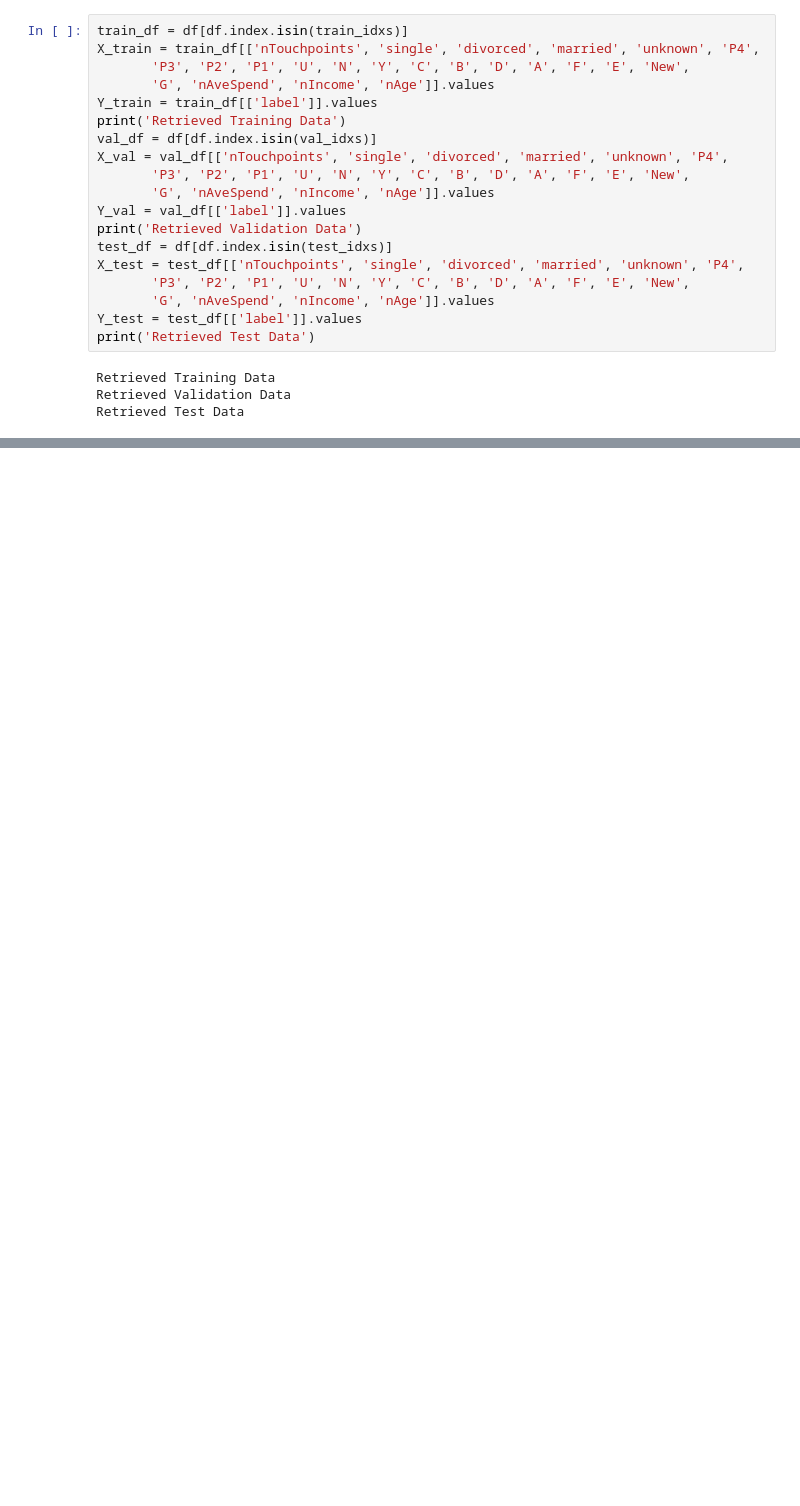
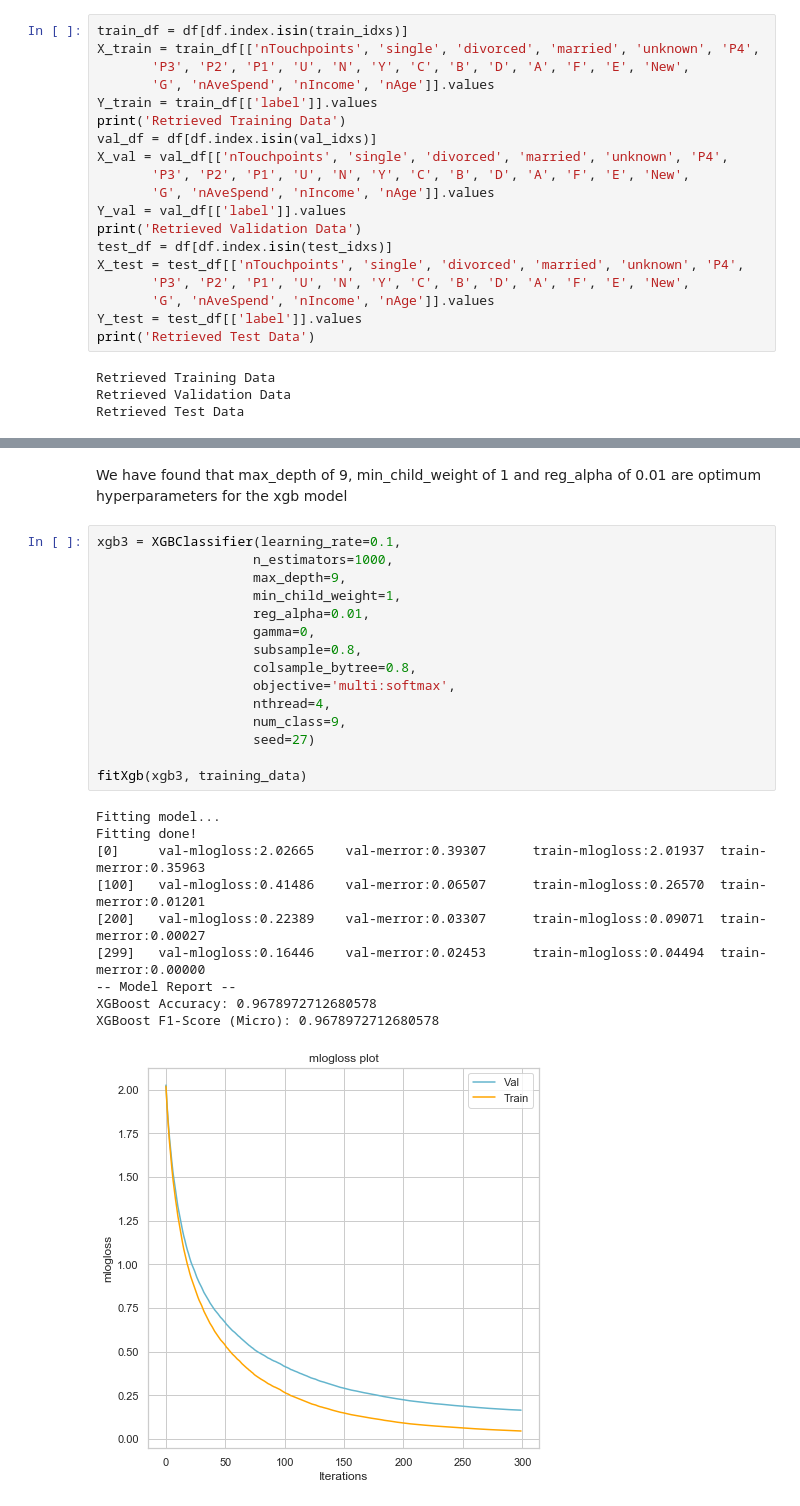
Before and after one commit to ernestng11/touchpoint-prediction, a Jupyter notebook: model-building.ipynb, the cells around one changed output, grey strips where cells are left out. Saved outputs shown, nothing was run; the diff lists cells and outputs as text; blank space fills up the shorter version.

```diff
--- a/model-building.ipynb
+++ b/model-building.ipynb
@@ -408,0 +501,28 @@ plot_compare(metrics,store,epochs)
+# %% [markdown]
+We have found that max_depth of 9, min_child_weight of 1 and reg_alpha of 0.01 are optimum hyperparameters for the xgb model
+# %%
+xgb3 = XGBClassifier(learning_rate=0.1,
+                    n_estimators=1000,
+                    max_depth=9,
+                    min_child_weight=1,
+                    reg_alpha=0.01,
+                    gamma=0,
+                    subsample=0.8,
+                    colsample_bytree=0.8,
+                    objective='multi:softmax',
+                    nthread=4,
+                    num_class=9,
+                    seed=27)
+
+fitXgb(xgb3, training_data)
+# %% [output]
+Fitting model...
+Fitting done!
+[0]     val-mlogloss:2.02665    val-merror:0.39307      train-mlogloss:2.01937  train-merror:0.35963
+[100]   val-mlogloss:0.41486    val-merror:0.06507      train-mlogloss:0.26570  train-merror:0.01201
+[200]   val-mlogloss:0.22389    val-merror:0.03307      train-mlogloss:0.09071  train-merror:0.00027
+[299]   val-mlogloss:0.16446    val-merror:0.02453      train-mlogloss:0.04494  train-merror:0.00000
+-- Model Report --
+XGBoost Accuracy: 0.9678972712680578
+XGBoost F1-Score (Micro): 0.9678972712680578
+[figure, added]
```
Also changed, not shown: parts of 29 cells of this notebook, 5 other files.
